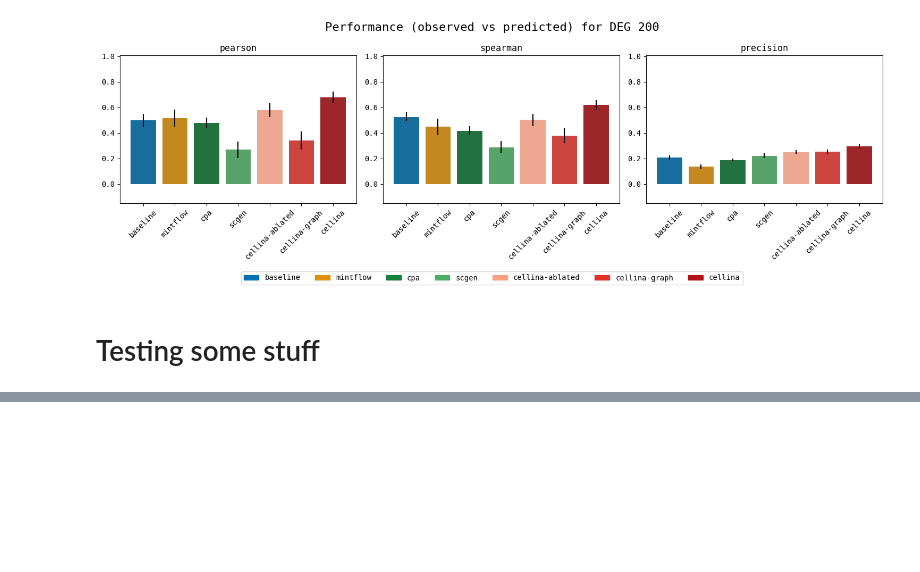
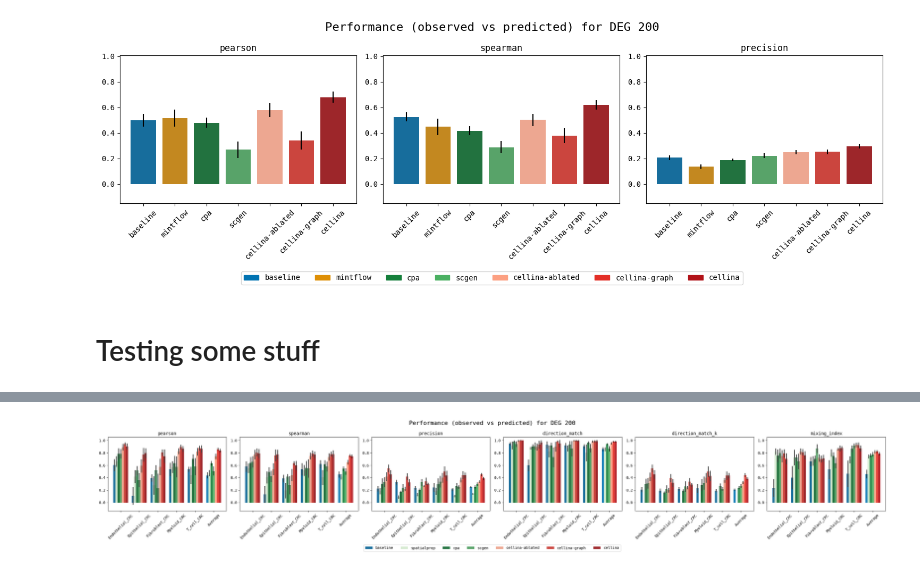
Before and after one commit to PMBio/cellina-reproducibility, a Jupyter notebook: notebooks/ood_plots.ipynb, the cells around one changed output, grey strips where cells are left out. Saved outputs shown, nothing was run; the diff lists cells and outputs as text; code cells hidden in the pictures; blank space fills up the shorter version.

Commit message:
Update crc LOO esults and plots

```diff
--- a/notebooks/ood_plots.ipynb
+++ b/notebooks/ood_plots.ipynb
@@ -492,0 +501,2 @@ crc_corr_df
+# %%
+df["sid"] = df["sid"].astype(str)
@@ -492,0 +515,7 @@ crc_corr_df
+# %%
+common_cols = df.columns
+
+spprop_df_trimmed = spprop_df[common_cols.intersection(spprop_df.columns)]
+
+combined = pd.concat([df, spprop_df_trimmed], axis=0, ignore_index=True)
+combined
@@ -492,0 +536,2 @@ crc_corr_df
+# %%
+metrics = ["pearson", "spearman", "precision", "direction_match", "direction_match_k", "mixing_index"]
@@ -492,0 +556,36 @@ crc_corr_df
+# %%
+# Base palette (colorblind-friendly)
+base_colors = sns.color_palette(default_palette, n_colors=len(model_order))
+
+# Convert to dict mapped by model name
+palette_dict = dict(zip(model_order, base_colors))
+
+# Create a red gradient for the 3 cellina models
+cellina_reds = sns.color_palette("Reds", 5)[1:]
+
+# skip the lightest so it's still visible
+palette_dict["cellina-ablated"] = cellina_reds[0]
+palette_dict["cellina-mmd"]     = cellina_reds[1]
+palette_dict["cellina-graph"]   = cellina_reds[2]
+palette_dict["cellina"]         = cellina_reds[3]
+
+# non-spatial green
+#palette_dict["mintflow"]   = sns.color_palette("Greens", 4)[1]
+palette_dict["scgen"]   = sns.color_palette("Greens", 4)[2]
+palette_dict["cpa"] = sns.color_palette("Greens", 4)[3]
+palette_dict["spatialprop"]   = sns.color_palette("Greens", 4)[0]
+
+palette = palette_dict
+# %%
+plot_model_comparison(
+    combined,
+    metrics,
+    grouping,
+    model_order,
+    palette,
+    average_only=False,
+    save=False,
+    save_name="ood_summary_correlations_200"
+)
+# %% [output]
+[figure, added]
```
Also changed, not shown: parts of 12 cells of this notebook, 1 other file.
